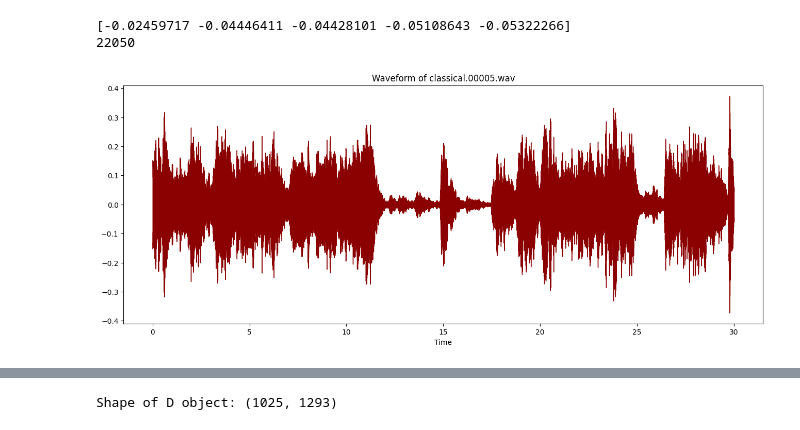
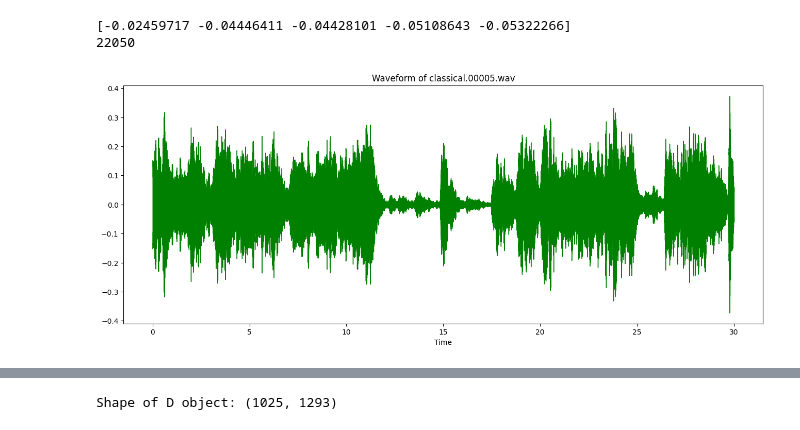
Before and after one commit to manikpandita23/MusicGenreClassification, a Jupyter notebook: main.ipynb, the cells around one changed output, grey strips where cells are left out. Drawn from its saved outputs; the diff is of its cells as text; code cells hidden in the pictures.

```diff
--- a/main.ipynb
+++ b/main.ipynb
@@ -26,15 +42,17 @@ print(os.listdir(f'{file_path}/genres_original/'))
 # %%
+import matplotlib.pyplot as plt
+import librosa.display
 sound, sample_rate = librosa.load(r'C:\Users\manik\OneDrive\Desktop\Github\MusicGenreClassification\Data\genres_original\classical\classical.00005.wav')
 print(sound[:5])
 print(sample_rate)
 plt.figure(figsize=(16, 6))
-librosa.display.waveshow(y=sound, sr=sample_rate, color="darkred")
-plt.title("Waveform of classical.00005.wav", fontsize=12)
+librosa.display.waveshow(y=sound, sr=sample_rate, color='green')
+plt.title('Waveform of classical.00005.wav', fontsize=12)
 plt.show()
 # %% [output]
 [-0.02459717 -0.04446411 -0.04428101 -0.05108643 -0.05322266]
 22050
-[figure, old version]
+[figure, new version]
 # %%
 sound_rock, sample_rate_rock = librosa.load(r'C:\Users\manik\OneDrive\Desktop\Github\MusicGenreClassification\Data\genres_original\rock\rock.00017.wav')
 print(sound_rock[:5])
```
Also changed, not shown: parts of 3 cells of this notebook.
